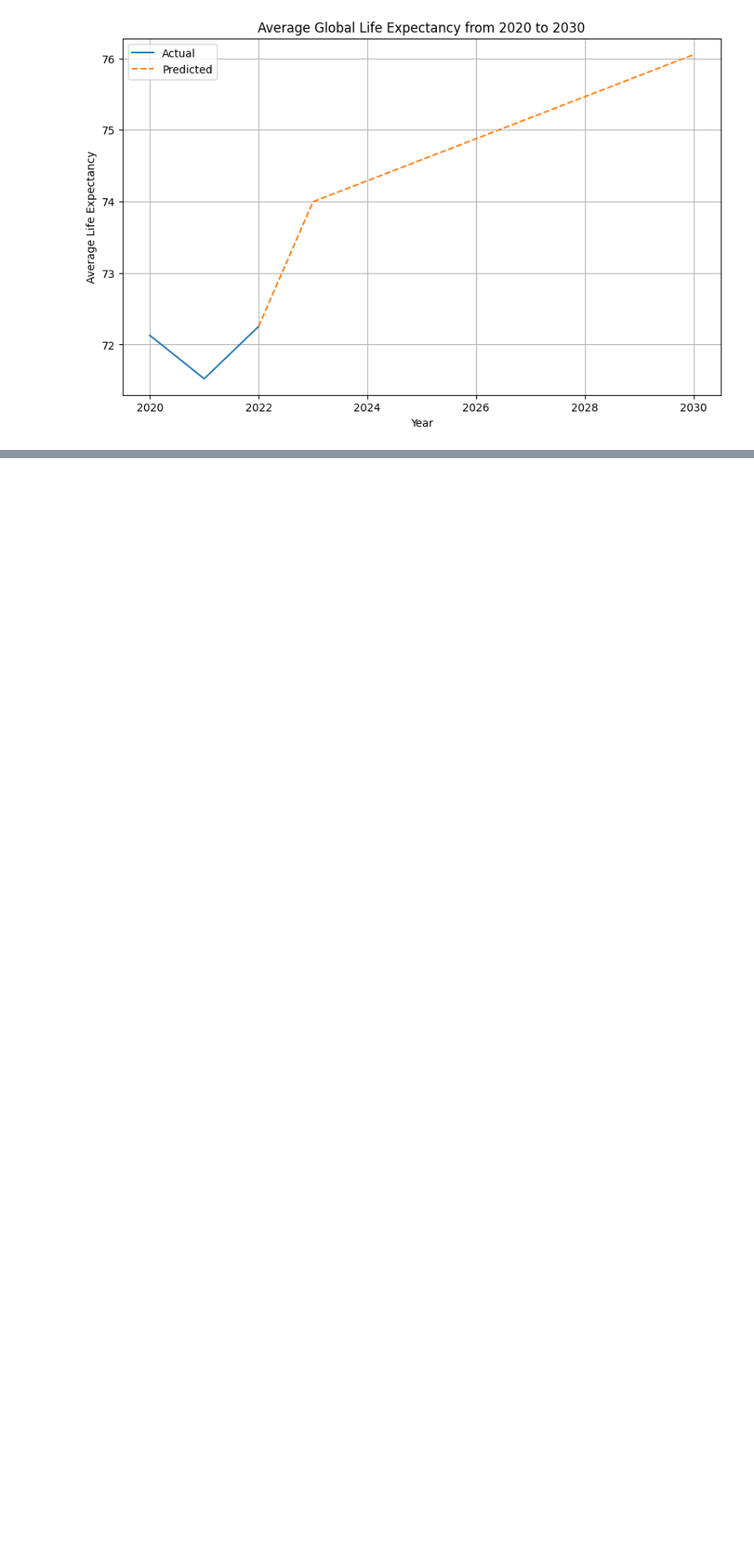
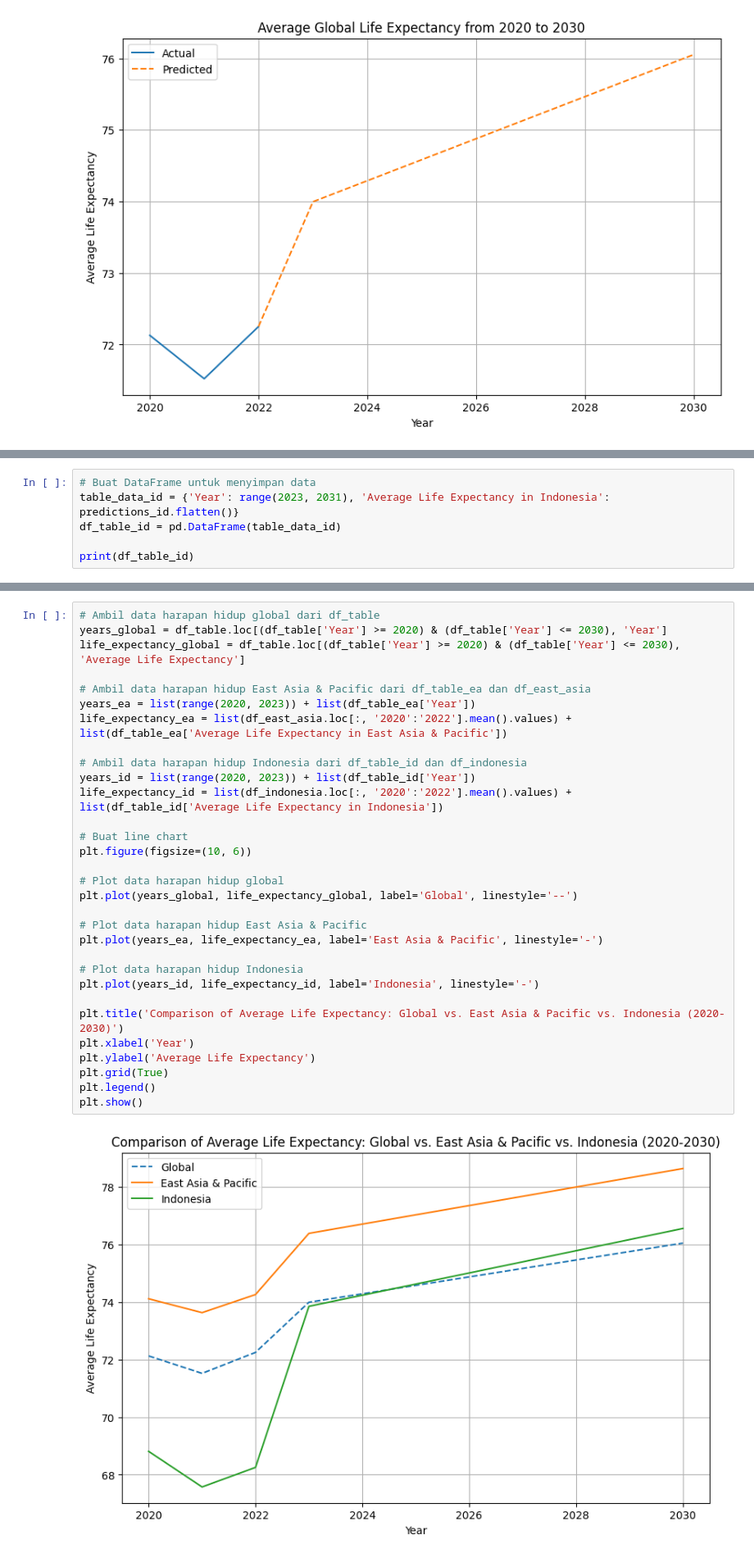
Before and after one commit to nmfel/DataScienceProject, a Jupyter notebook: Global Life Expectancy 1960-2022/Global_Life_Expectancy_1960_2022.ipynb, the cells around one changed output, grey strips where cells are left out. Shown at 82% size. Drawn from its saved outputs; the diff is of its cells as text; blank space fills up the shorter version.

```diff
--- a/Global Life Expectancy 1960-2022/Global_Life_Expectancy_1960_2022.ipynb
+++ b/Global Life Expectancy 1960-2022/Global_Life_Expectancy_1960_2022.ipynb
@@ -596,0 +696,6 @@ plt.show()
+# %%
+# Buat DataFrame untuk menyimpan data
+table_data_id = {'Year': range(2023, 2031), 'Average Life Expectancy in Indonesia': predictions_id.flatten()}
+df_table_id = pd.DataFrame(table_data_id)
+
+print(df_table_id)
@@ -596,0 +712,33 @@ plt.show()
+# %%
+# Ambil data harapan hidup global dari df_table
+years_global = df_table.loc[(df_table['Year'] >= 2020) & (df_table['Year'] <= 2030), 'Year']
+life_expectancy_global = df_table.loc[(df_table['Year'] >= 2020) & (df_table['Year'] <= 2030), 'Average Life Expectancy']
+
+# Ambil data harapan hidup East Asia & Pacific dari df_table_ea dan df_east_asia
+years_ea = list(range(2020, 2023)) + list(df_table_ea['Year'])
+life_expectancy_ea = list(df_east_asia.loc[:, '2020':'2022'].mean().values) + list(df_table_ea['Average Life Expectancy in East Asia & Pacific'])
+
+# Ambil data harapan hidup Indonesia dari df_table_id dan df_indonesia
+years_id = list(range(2020, 2023)) + list(df_table_id['Year'])
+life_expectancy_id = list(df_indonesia.loc[:, '2020':'2022'].mean().values) + list(df_table_id['Average Life Expectancy in Indonesia'])
+
+# Buat line chart
+plt.figure(figsize=(10, 6))
+
+# Plot data harapan hidup global
+plt.plot(years_global, life_expectancy_global, label='Global', linestyle='--')
+
+# Plot data harapan hidup East Asia & Pacific
+plt.plot(years_ea, life_expectancy_ea, label='East Asia & Pacific', linestyle='-')
+
+# Plot data harapan hidup Indonesia
+plt.plot(years_id, life_expectancy_id, label='Indonesia', linestyle='-')
+
+plt.title('Comparison of Average Life Expectancy: Global vs. East Asia & Pacific vs. Indonesia (2020-2030)')
+plt.xlabel('Year')
+plt.ylabel('Average Life Expectancy')
+plt.grid(True)
+plt.legend()
+plt.show()
+# %% [output]
+[figure, added]
```
Also changed, not shown: parts of 7 cells of this notebook.
